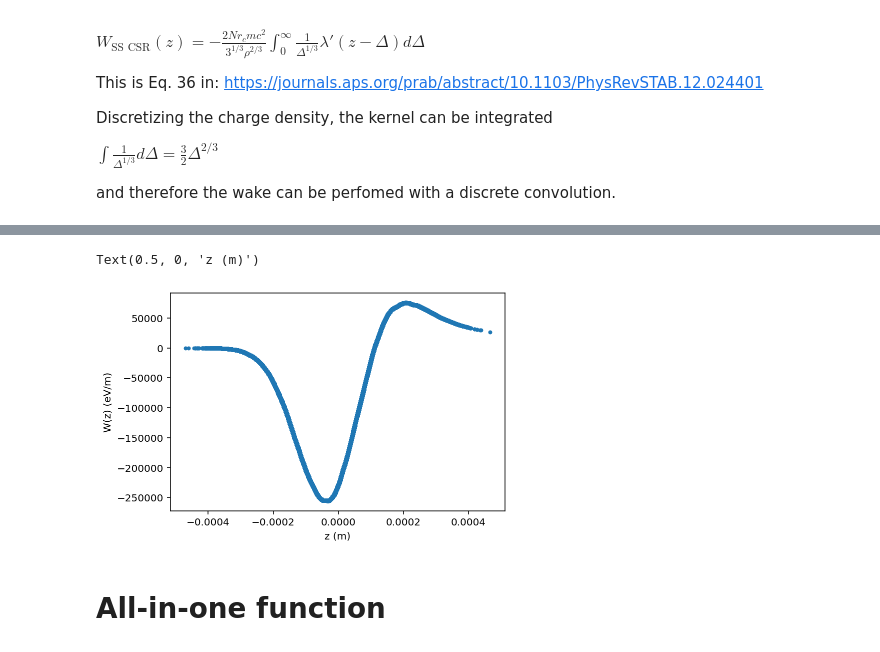
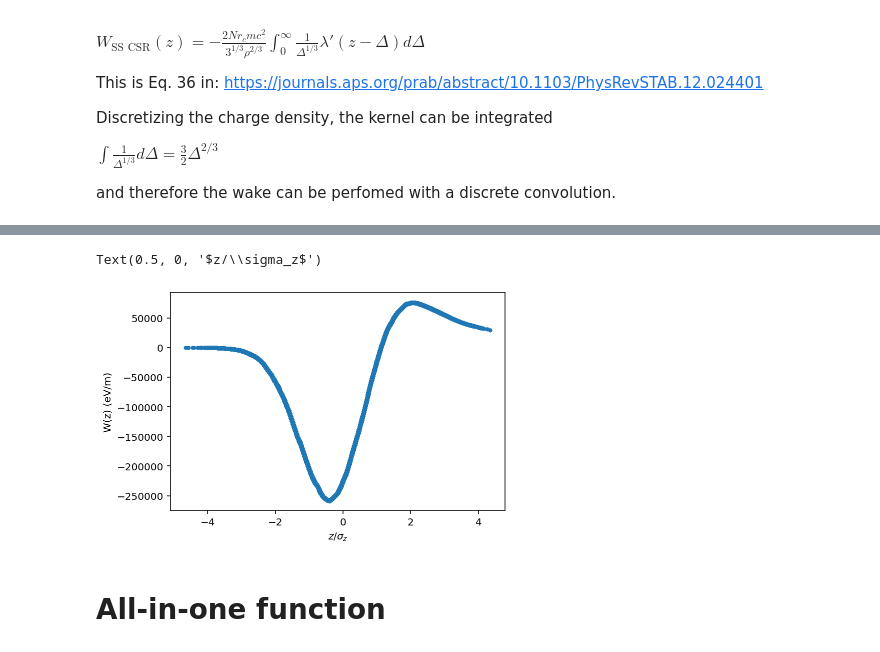
Before and after one commit to weiyuanlou/PyCSR2D, a Jupyter notebook: examples/csr1d.ipynb, the cells around one changed output, grey strips where cells are left out. Drawn from its saved outputs; the diff is of its cells as text; code cells hidden in the pictures.

```diff
--- a/examples/csr1d.ipynb
+++ b/examples/csr1d.ipynb
@@ -115,14 +115,14 @@ ax2.fill_between(zvec/sigma_z, 0, density, alpha=0.2, color='gray')
 # %%
 # Interpolate to get the kicks
 kicks = np.interp(z, zvec, wake)
 
 fig, ax = plt.subplots(figsize=(6,4))
-ax.scatter(z, kicks, marker='.')
+ax.scatter(z/sigma_z, kicks, marker='.')
 ax.set_ylabel('W(z) (eV/m)')
-ax.set_xlabel('z (m)')
+ax.set_xlabel(r'$z/\sigma_z$')
 # %% [output]
-Text(0.5, 0, 'z (m)')
+Text(0.5, 0, '$z/\\sigma_z$')
-[figure, old version]
+[figure, new version]
 # %% [markdown]
 # All-in-one function
 # %%
```
Also changed, not shown: parts of 7 cells of this notebook, 2 other files.
